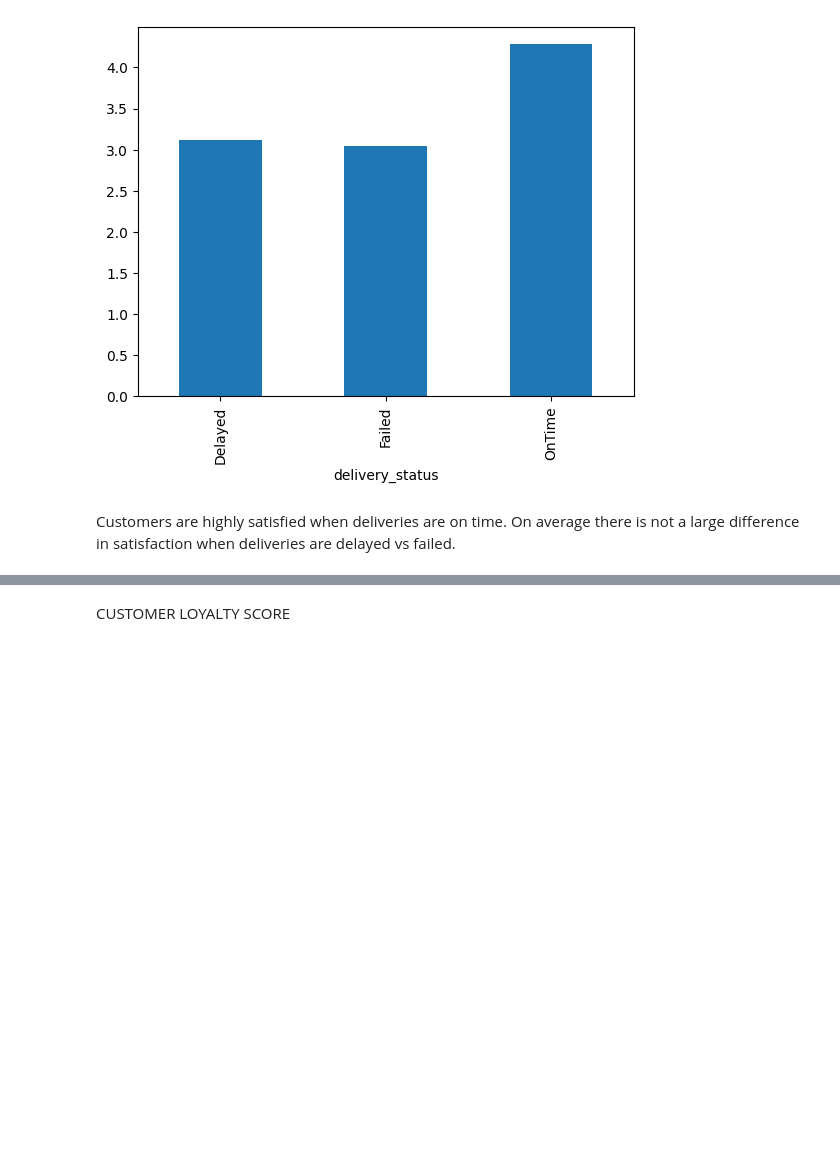
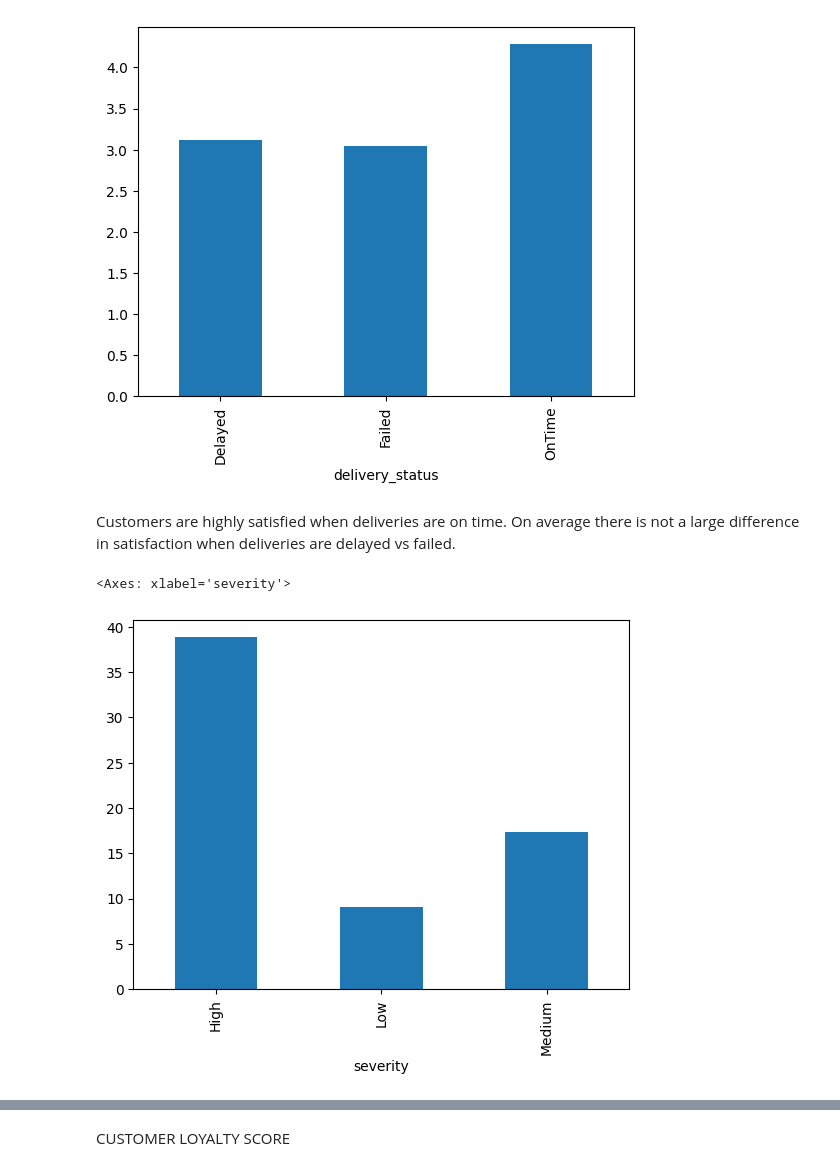
Before and after one commit to sydney142/databases_analytics_assignment, a Jupyter notebook: Assignment_Python.ipynb, the cells around one changed output, grey strips where cells are left out. Saved outputs shown, nothing was run; the diff lists cells and outputs as text; code cells hidden in the pictures; blank space fills up the shorter version.

```diff
--- a/Assignment_Python.ipynb
+++ b/Assignment_Python.ipynb
@@ -87,3 +87,8 @@ deliveries_df.groupby("delivery_status")["customer_rating_post_delivery"].mean()
 [figure]
 # %% [markdown]
 Customers are highly satisfied when deliveries are on time. On average there is not a large difference in satisfaction when deliveries are delayed vs failed.
+# %%
+complaints_df.groupby("severity")["compensation_amount"].mean().plot(kind='bar')
+# %% [output]
+<Axes: xlabel='severity'>
+[figure, added]
```
Also changed, not shown: parts of 16 cells of this notebook.
